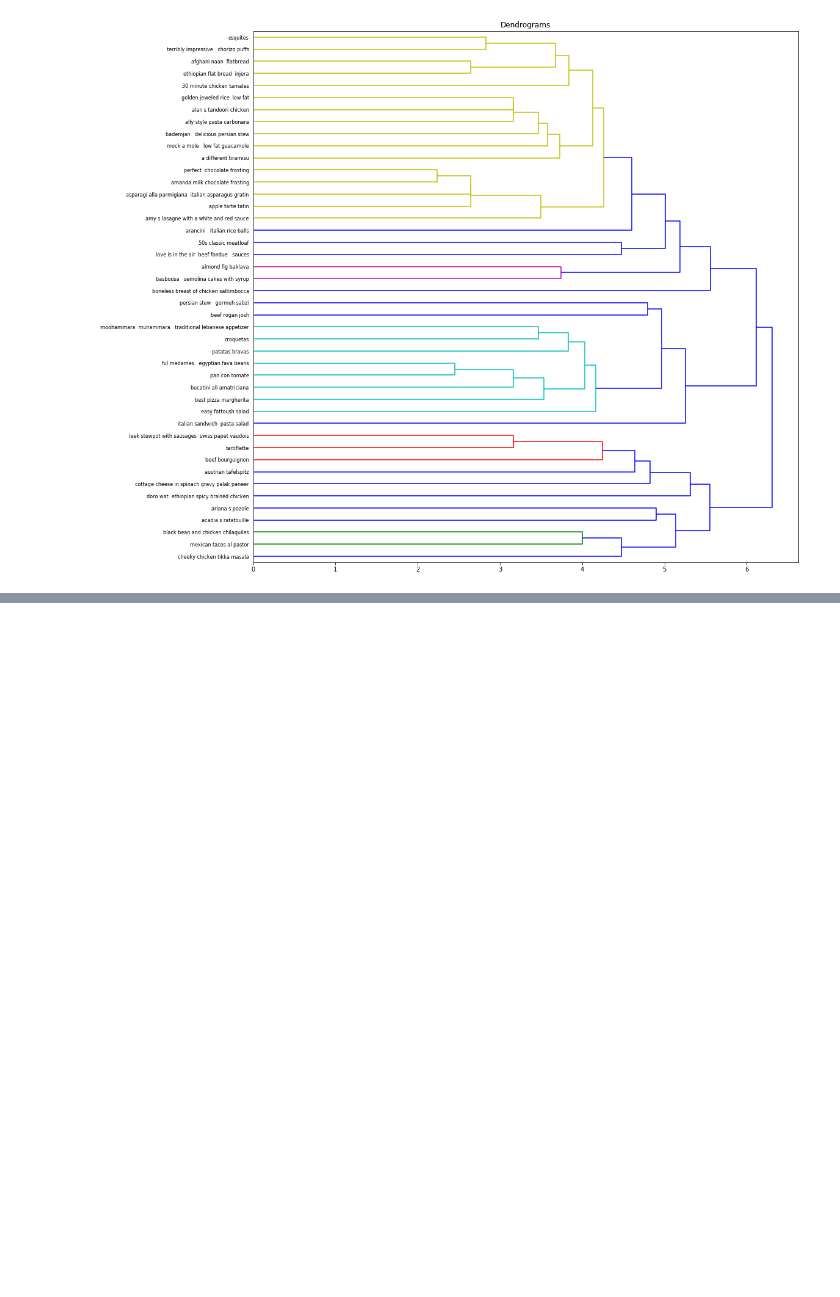
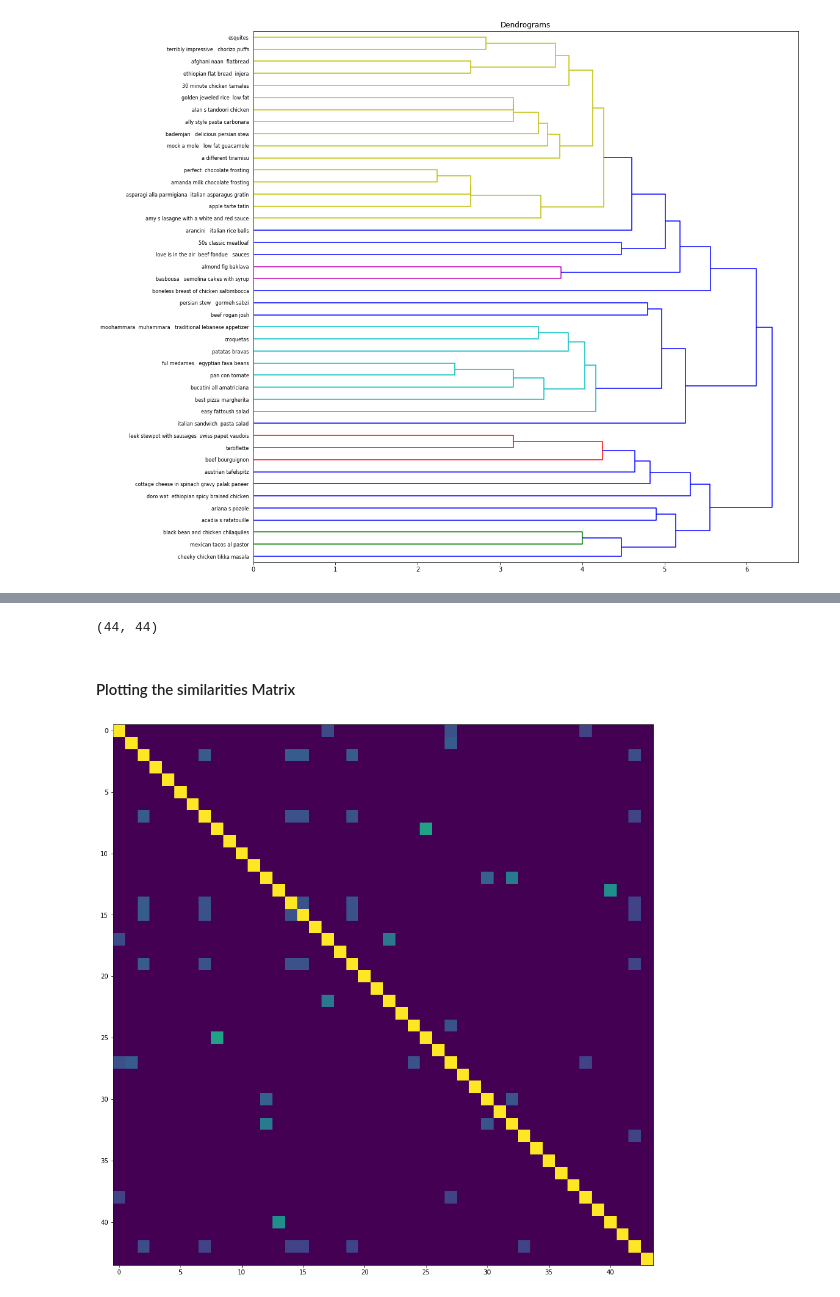
Before and after one commit to acdh-oeaw/theport2019_pier47_feedforward, a Jupyter notebook: recommendations.ipynb, the cells around one changed output, grey strips where cells are left out. Cells and saved outputs as stored; diff of their text form; code cells hidden in the pictures; blank space fills up the shorter version.

```diff
--- a/recommendations.ipynb
+++ b/recommendations.ipynb
@@ -211,7 +254,7 @@ class Text_Cleaning_Utilities(object):
 
         return clean_texts
 # %%
-recipes = Text_Cleaning_Utilities.df_to_list_of_texts(df_recipes,
+recipes = Text_Cleaning_Utilities.df_to_list_of_texts(df_selected,
                                                       'name',
                                                       remove_stopwords=True,)
 # %%
@@ -240,7 +283,7 @@ vectorizer_tf = CountVectorizer(input='content',
                                ngram_range=(1,1),
                                analyzer='word',
                                max_df=1.0,
-                               min_df=5,
+                               min_df=1,
                                max_features=5000,
                                vocabulary=None,
                                binary=False,
@@ -281,0 +330,3 @@ find_similar(recipes_vectors[0,:], recipes_vectors[0:2000,0:], 4)
+# %%
+%%time
+msim_names = cosine_similarity(recipes_vectors, recipes_vectors)
@@ -281,0 +336,12 @@ find_similar(recipes_vectors[0,:], recipes_vectors[0:2000,0:], 4)
+# %%
+msim_names.shape
+# %% [output]
+(44, 44)
+# %% [markdown]
+#### Plotting the similarities Matrix
+# %%
+plt.figure(figsize=(16, 16))
+plt.imshow(msim_names, interpolation='none')
+plt.show()
+# %% [output]
+[figure, added]
```
Also changed, not shown: parts of 26 cells of this notebook.
